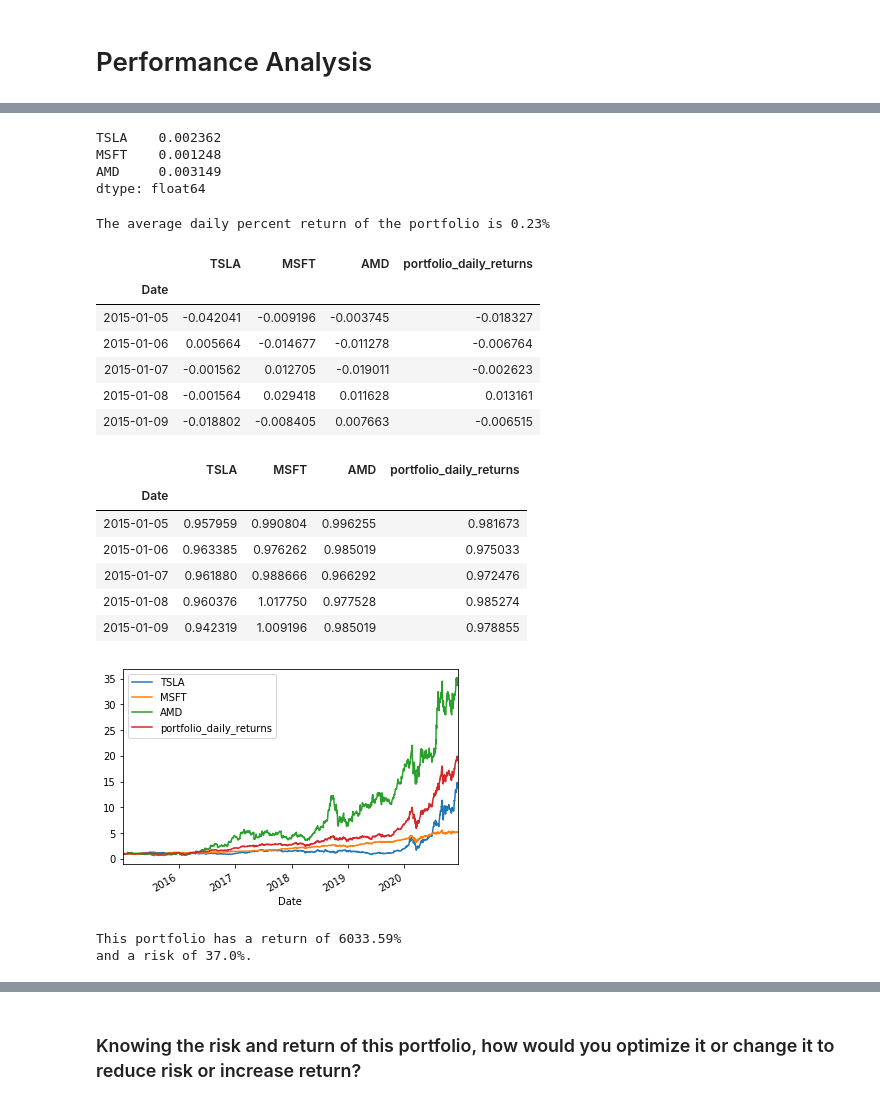
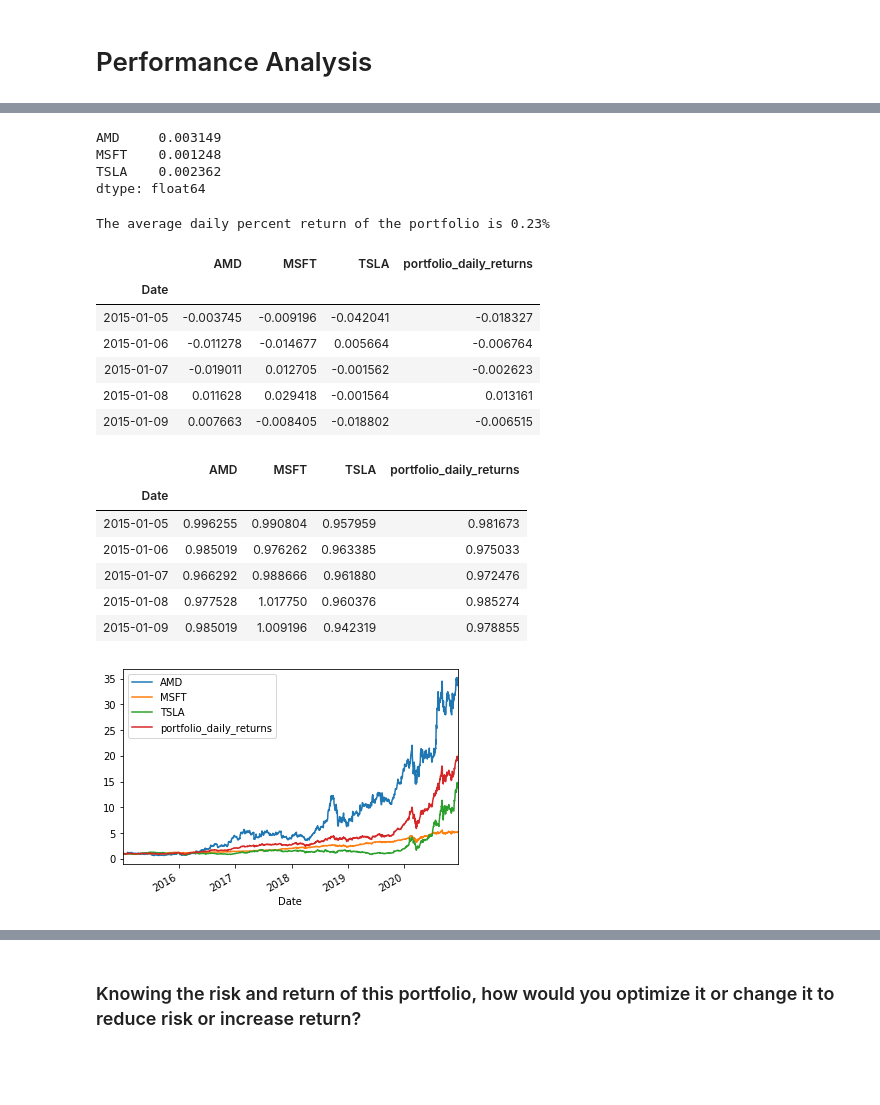
Before and after one commit to GregoryRash6/Custom_Portfolio_Analysis, a Jupyter notebook: analysis.ipynb, the cells around one changed output, grey strips where cells are left out. Cells and saved outputs as stored; diff of their text form; code cells hidden in the pictures; blank space fills up the shorter version.

```diff
--- a/analysis.ipynb
+++ b/analysis.ipynb
@@ -64,15 +64,27 @@ Add a stock ticker to the list:  AMD
 Press 'y' to Add Another Stock, press 'Enter' to exit
 # %%
+# Function to Create Stocks
 def stockCreation(stock_dict, stock_list):
+
+    # Create Empty List
     func_list = []
-    count = 0
+
+    # For Loop to Iterate through Stocks
     for key, value in stock_dict.items():
+
+        # Collect Stock Data
         globals()[key] = pdr.DataReader(f'{key}','yahoo',value)
+
+        # Assign Column Values
         globals()[key].columns = [[key, key, key, key, key, key,],["high", "low", "open", "close", "volume", "adj_close"]]
+
+        # Append Each Stock into func_list
         func_list.append(globals()[key])
 
+    # Set First Portfolio
     portfolio = func_list[0]
 
+    # Create Portfolio Based on Number of Stocks
     if len(func_list) == 2:
         portfolio = portfolio.merge(func_list[1], left_index=True, right_index=True, suffixes=[f'_{stock_list[0]}', f'_{stock_list[1]}'])
     elif len(func_list) > 2:
@@ -80,17 +92,22 @@ def stockCreation(stock_dict, stock_list):
         for x in range(len(func_list)-2):
             portfolio = portfolio.merge(func_list[x + 2], left_index=True, right_index=True)
 
+    # Create Empty List
     portfolio_close = []
+
+    # Append Close Values to New List
     for x in range(len(stock_list)):
         portfolio_close.append(portfolio[stock_list[x]][f"adj_close"])
 
+    # Create DataFrame from New List
     portfolio_close = pd.DataFrame(portfolio_close)
 
+    # Transpose DataFrame
     portfolio_close = portfolio_close.T
 
+    # Assign Column Names
     portfolio_close.columns = stock_list
 
-
-
+    # Return Both DataFrames
     return portfolio, portfolio_close
 # %%
@@ -440,10 +511,12 @@ portfolio_returns.head(10)
 # %%
-#calculate the a average return for each stock
+#Calculate the Average Return for Each Stock
 portfolio_returns_avg_rtn = portfolio_returns.mean()
+
+# Show Average Returns
 portfolio_returns_avg_rtn
 # %% [output]
+AMD     0.003149
+MSFT    0.001248
 TSLA    0.002362
-MSFT    0.001248
-AMD     0.003149
 dtype: float64
 # %%
@@ -456,31 +532,38 @@ The average daily percent return of the portfolio is {round(portfolio_return_pct
 # %% [output]
 The average daily percent return of the portfolio is 0.23%
 # %%
-#add daily returns to our dataframe
+#Add Daily Returns to DataFrame
 portfolio_returns['portfolio_daily_returns'] = portfolio_returns.dot(weights)
+
+# Show DataFrame
 portfolio_returns.head()
 # %% [output]
-|  | TSLA | MSFT | AMD | portfolio_daily_returns |
+|  | AMD | MSFT | TSLA | portfolio_daily_returns |
 | Date |  |  |  |  |
-| 2015-01-05 | -0.042041 | -0.009196 | -0.003745 | -0.018327 |
-| 2015-01-06 | 0.005664 | -0.014677 | -0.011278 | -0.006764 |
-| 2015-01-07 | -0.001562 | 0.012705 | -0.019011 | -0.002623 |
-| 2015-01-08 | -0.001564 | 0.029418 | 0.011628 | 0.013161 |
-| 2015-01-09 | -0.018802 | -0.008405 | 0.007663 | -0.006515 |
+| 2015-01-05 | -0.003745 | -0.009196 | -0.042041 | -0.018327 |
+| 2015-01-06 | -0.011278 | -0.014677 | 0.005664 | -0.006764 |
+| 2015-01-07 | -0.019011 | 0.012705 | -0.001562 | -0.002623 |
+| 2015-01-08 | 0.011628 | 0.029418 | -0.001564 | 0.013161 |
+| 2015-01-09 | 0.007663 | -0.008405 | -0.018802 | -0.006515 |
 # %%
-#calculate cumulative returns
+#calculate Cumulative Returns
 Cumulative_returns_daily = (1+portfolio_returns).cumprod()
+
+# Show Cumulative Returns
 Cumulative_returns_daily.head()
 # %% [output]
-|  | TSLA | MSFT | AMD | portfolio_daily_returns |
+|  | AMD | MSFT | TSLA | portfolio_daily_returns |
 | Date |  |  |  |  |
-| 2015-01-05 | 0.957959 | 0.990804 | 0.996255 | 0.981673 |
-| 2015-01-06 | 0.963385 | 0.976262 | 0.985019 | 0.975033 |
-| 2015-01-07 | 0.961880 | 0.988666 | 0.966292 | 0.972476 |
-| 2015-01-08 | 0.960376 | 1.017750 | 0.977528 | 0.985274 |
-| 2015-01-09 | 0.942319 | 1.009196 | 0.985019 | 0.978855 |
+| 2015-01-05 | 0.996255 | 0.990804 | 0.957959 | 0.981673 |
+| 2015-01-06 | 0.985019 | 0.976262 | 0.963385 | 0.975033 |
+| 2015-01-07 | 0.966292 | 0.988666 | 0.961880 | 0.972476 |
+| 2015-01-08 | 0.977528 | 1.017750 | 0.960376 | 0.985274 |
+| 2015-01-09 | 0.985019 | 1.009196 | 0.942319 | 0.978855 |
 # %%
 #plot cumulative returns for portfolio and individual stocks
-Cumulative_returns_daily.plot();
+Cumulative_returns_daily_plot = Cumulative_returns_daily.plot();
+
+# Save Figure
+Cumulative_returns_daily_plot.figure.savefig(f"Images/cumulative_returns_daily.png", bbox_inches='tight')
 # %% [output]
-[figure, old version]
+[figure, new version]
@@ -502,6 +569,0 @@ portfolio_risk = np.sqrt(portfolio_variance)
-# %%
-print(f"""This portfolio has a return of {round(returns_sum - 100,2)}%
-and a risk of {round(portfolio_risk *100, 2)}%.""")
-# %% [output]
-This portfolio has a return of 6033.59%
-and a risk of 37.0%.
```
Also changed, not shown: parts of 36 cells of this notebook, 11 other files.
